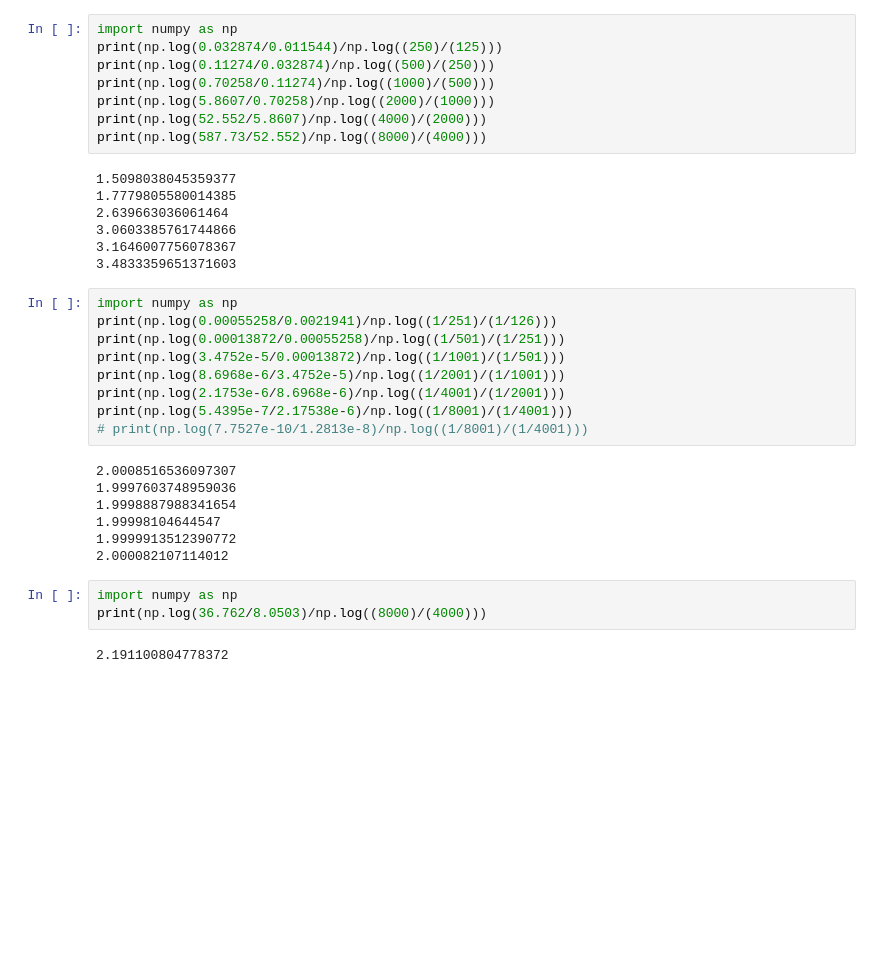
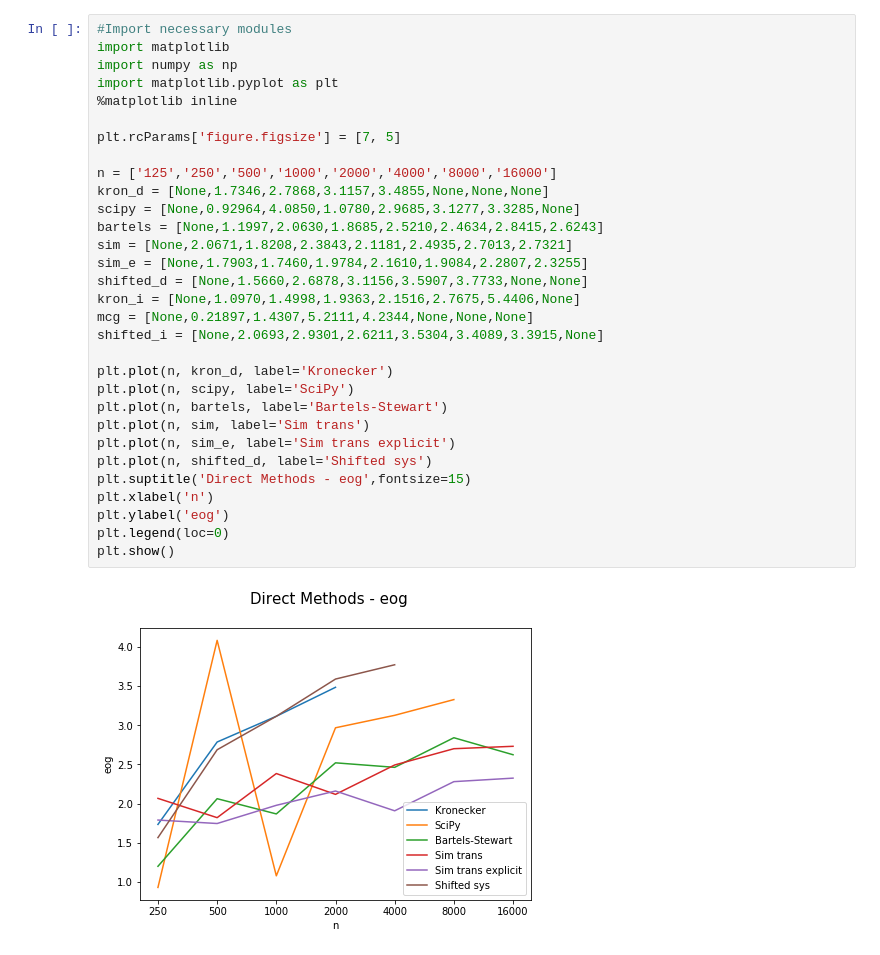
Before and after one commit to mm13ah/matrix-solvers, a Jupyter notebook: Jupyter/EOC.ipynb, the cells around one changed output. Drawn from its saved outputs; the diff is of its cells as text; blank space fills up the shorter version.

Commit message:
Finished multiple parameter stochastic galerkin

```diff
--- a/Jupyter/EOC.ipynb
+++ b/Jupyter/EOC.ipynb
@@ -140,36 +1,33 @@ Scipy solve_syl:  [1.9926958743013887, 1.9999153514586772]
-# %%
-import numpy as np
-print(np.log(0.032874/0.011544)/np.log((250)/(125)))
-print(np.log(0.11274/0.032874)/np.log((500)/(250)))
-print(np.log(0.70258/0.11274)/np.log((1000)/(500)))
-print(np.log(5.8607/0.70258)/np.log((2000)/(1000)))
-print(np.log(52.552/5.8607)/np.log((4000)/(2000)))
-print(np.log(587.73/52.552)/np.log((8000)/(4000)))
-# %% [output]
-1.5098038045359377
-1.7779805580014385
-2.639663036061464
-3.0603385761744866
-3.1646007756078367
-3.4833359651371603
-# %%
-import numpy as np
-print(np.log(0.00055258/0.0021941)/np.log((1/251)/(1/126)))
-print(np.log(0.00013872/0.00055258)/np.log((1/501)/(1/251)))
-print(np.log(3.4752e-5/0.00013872)/np.log((1/1001)/(1/501)))
-print(np.log(8.6968e-6/3.4752e-5)/np.log((1/2001)/(1/1001)))
-print(np.log(2.1753e-6/8.6968e-6)/np.log((1/4001)/(1/2001)))
-print(np.log(5.4395e-7/2.17538e-6)/np.log((1/8001)/(1/4001)))
-# print(np.log(7.7527e-10/1.2813e-8)/np.log((1/8001)/(1/4001)))
-# %% [output]
-2.0008516536097307
-1.9997603748959036
-1.9998887988341654
-1.99998104644547
-1.9999913512390772
-2.000082107114012
-# %%
-import numpy as np
-print(np.log(36.762/8.0503)/np.log((8000)/(4000)))
-# %% [output]
-2.191100804778372
+# %%
+#Import necessary modules
+import matplotlib
+import numpy as np
+import matplotlib.pyplot as plt
+%matplotlib inline
+
+plt.rcParams['figure.figsize'] = [7, 5]
+
+n = ['125','250','500','1000','2000','4000','8000','16000']
+kron_d = [None,1.7346,2.7868,3.1157,3.4855,None,None,None]
+scipy = [None,0.92964,4.0850,1.0780,2.9685,3.1277,3.3285,None]
+bartels = [None,1.1997,2.0630,1.8685,2.5210,2.4634,2.8415,2.6243]
+sim = [None,2.0671,1.8208,2.3843,2.1181,2.4935,2.7013,2.7321]
+sim_e = [None,1.7903,1.7460,1.9784,2.1610,1.9084,2.2807,2.3255]
+shifted_d = [None,1.5660,2.6878,3.1156,3.5907,3.7733,None,None]
+kron_i = [None,1.0970,1.4998,1.9363,2.1516,2.7675,5.4406,None]
+mcg = [None,0.21897,1.4307,5.2111,4.2344,None,None,None]
+shifted_i = [None,2.0693,2.9301,2.6211,3.5304,3.4089,3.3915,None]
+
+plt.plot(n, kron_d, label='Kronecker')
+plt.plot(n, scipy, label='SciPy')
+plt.plot(n, bartels, label='Bartels-Stewart')
+plt.plot(n, sim, label='Sim trans')
+plt.plot(n, sim_e, label='Sim trans explicit')
+plt.plot(n, shifted_d, label='Shifted sys')
+plt.suptitle('Direct Methods - eog',fontsize=15)
+plt.xlabel('n')
+plt.ylabel('eog')
+plt.legend(loc=0)
+plt.show()
+# %% [output]
+[figure, added]
```
Also changed, not shown: parts of 5 cells of this notebook, 16 other files.
